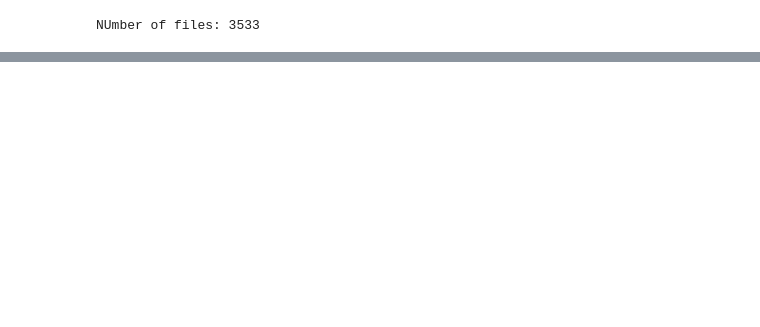
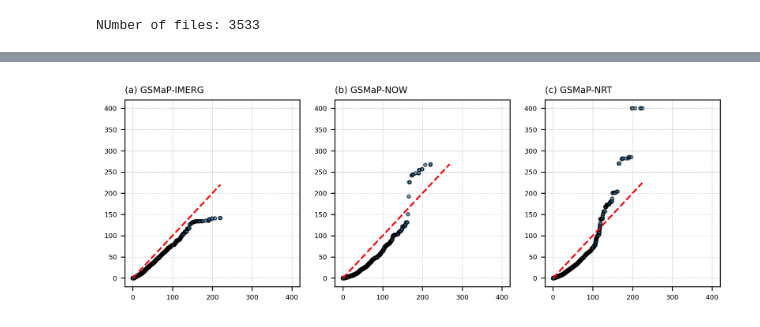
Before and after one commit to SInApSE-INPE/RainGauges, a Jupyter notebook: jupyter/validation/1dy_GSMaP_CPTEC.ipynb, the cells around one changed output, grey strips where cells are left out. Saved outputs shown, nothing was run; the diff lists cells and outputs as text; code cells hidden in the pictures; blank space fills up the shorter version.

```diff
--- a/jupyter/validation/1dy_GSMaP_CPTEC.ipynb
+++ b/jupyter/validation/1dy_GSMaP_CPTEC.ipynb
@@ -361,0 +875,57 @@ fig.patch.set_alpha(0)
+# %%
+fig = plt.figure(figsize=(9.5,3),dpi=300)
+gs = gridspec.GridSpec(1,3)
+
+#==================================================================================================
+ax1 = plt.subplot(gs[0, 0])
+
+OBS_sorted = np.sort(RAIN_OBS[mask_IMERG])
+IMERG_sorted = np.sort(RAIN_IMERG[mask_IMERG])
+
+ax1.scatter(OBS_sorted, IMERG_sorted, alpha=0.6, edgecolor='k',s=8)
+ax1.plot([OBS_sorted.min(), OBS_sorted.max()],
+        [OBS_sorted.min(), OBS_sorted.max()],
+        'r--', label='1:1 line')
+ax1.set_xlim(-20,420)
+ax1.set_ylim(-20,420)
+ax1.grid(linestyle='--', linewidth=0.3)
+ax1.tick_params(axis='both', which='major', labelsize=6)
+ax1.set_title('(a) GSMaP-IMERG', fontsize=8, loc='left')
+
+#==================================================================================================
+ax1 = plt.subplot(gs[0, 1])
+
+OBS_sorted = np.sort(RAIN_OBS[mask_GSMaP_NOW])
+GSMaP_NOW_sorted = np.sort(RAIN_GSMaP_NOW[mask_GSMaP_NOW])
+
+ax1.scatter(OBS_sorted, GSMaP_NOW_sorted, alpha=0.6, edgecolor='k',s=8)
+ax1.plot([GSMaP_NOW_sorted.min(), GSMaP_NOW_sorted.max()],
+        [GSMaP_NOW_sorted.min(), GSMaP_NOW_sorted.max()],
+        'r--', label='1:1 line')
+ax1.set_xlim(-20,420)
+ax1.set_ylim(-20,420)
+ax1.grid(linestyle='--', linewidth=0.3)
+ax1.tick_params(axis='both', which='major', labelsize=6)
+ax1.set_title('(b) GSMaP-NOW', fontsize=8, loc='left')
+
+#==================================================================================================
+ax1 = plt.subplot(gs[0, 2])
+
+OBS_sorted = np.sort(RAIN_OBS[mask_GSMaP_NRT])
+GSMaP_NRT_sorted = np.sort(RAIN_GSMaP_NRT[mask_GSMaP_NRT])
+
+ax1.scatter(OBS_sorted, GSMaP_NRT_sorted, alpha=0.6, edgecolor='k',s=8)
+ax1.plot([OBS_sorted.min(), OBS_sorted.max()],
+        [OBS_sorted.min(), OBS_sorted.max()],
+        'r--', label='1:1 line')
+ax1.set_xlim(-20,420)
+ax1.set_ylim(-20,420)
+ax1.grid(linestyle='--', linewidth=0.3)
+ax1.tick_params(axis='both', which='major', labelsize=6)
+ax1.set_title('(c) GSMaP-NRT', fontsize=8, loc='left')
+
+#==================================================================================================
+ax1.set_facecolor('white')
+fig.patch.set_alpha(0)
+# %% [output]
+[figure, added]
```
Also changed, not shown: parts of 29 cells of this notebook, 3 other files.
